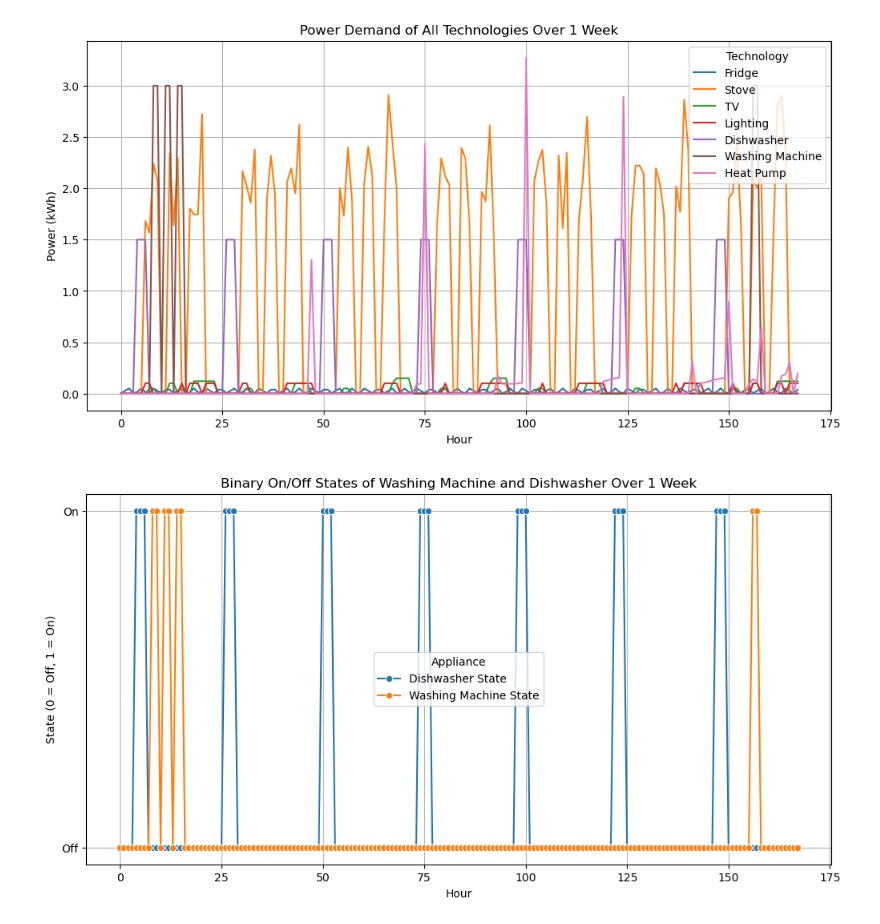
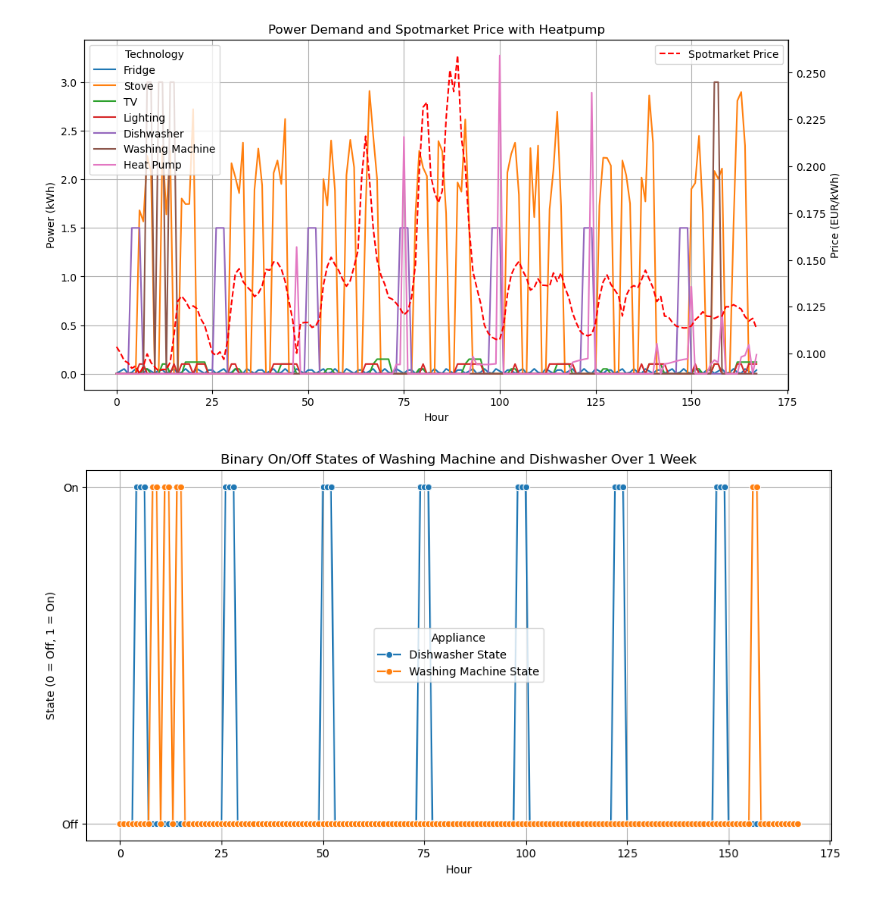
Before and after one commit to sewaelty/optimization_project, a Jupyter notebook: playground/sevi/sevis_sandchaste_dw_wm_hp.ipynb, the cells around one changed output. Cells and saved outputs as stored; diff of their text form; code cells hidden in the pictures.

Commit message:
Price in plot included

```diff
--- a/playground/sevi/sevis_sandchaste_dw_wm_hp.ipynb
+++ b/playground/sevi/sevis_sandchaste_dw_wm_hp.ipynb
@@ -512,39 +512,51 @@ data_power = pd.DataFrame({
     'Heat Pump': [power_hp[t].X for t in time_range],
 })
 
 # Melt the data for easier plotting
 data_power_melted = data_power.melt(id_vars='Hour', var_name='Technology', value_name='Power (kWh)')
-
+total_power = data_power_melted.groupby('Hour')['Power (kWh)'].sum().reset_index()
 # Plot 1: Power demand of all technologies
 plt.figure(figsize=(12, 6))
-sns.lineplot(data=data_power_melted, x='Hour', y='Power (kWh)', hue='Technology')
-plt.title('Power Demand of All Technologies Over 1 Week')
-plt.xlabel('Hour')
-plt.ylabel('Power (kWh)')
-plt.legend(title='Technology')
-plt.grid(True)
+ax1 = plt.gca()
+
+# Plot power demand (left y-axis)
+sns.lineplot(data=data_power_melted, x='Hour', y='Power (kWh)', hue='Technology', ax=ax1)
+ax1.set_xlabel('Hour')
+ax1.set_ylabel('Power (kWh)')
+ax1.legend(title='Technology', loc='upper left')
+ax1.grid(True)
+
+# Create a second y-axis for the binary states
+ax2 = ax1.twinx()
+sns.lineplot(
+    data=pd.DataFrame({'Hour': list(time_range), 'Price': merged_data_winter['Spotmarket_(EUR/kWh)'][:len(time_range)]}),
+    x='Hour', y='Price', color='red', label='Spotmarket Price', linestyle='--', ax=ax2
+)
+ax2.set_ylabel('Price (EUR/kWh)')
+
+plt.title('Power Demand and Spotmarket Price with Heatpump')
 plt.show()
 
 # Create a DataFrame for the second plot
 data_binary = pd.DataFrame({
     'Hour': list(time_range),
     'Dishwasher State': [binary_dishwasher[t].X for t in time_range],
     'Washing Machine State': [binary_wm[t].X for t in time_range]
 })
 
 # Melt the data for easier plotting
 data_binary_melted = data_binary.melt(id_vars='Hour', var_name='Appliance', value_name='State')
 
 # Plot 2: Binary on/off states of washing machine and dishwasher
 plt.figure(figsize=(12, 6))
 sns.lineplot(data=data_binary_melted, x='Hour', y='State', hue='Appliance', marker='o')
 plt.title('Binary On/Off States of Washing Machine and Dishwasher Over 1 Week')
 plt.xlabel('Hour')
 plt.ylabel('State (0 = Off, 1 = On)')
 plt.yticks([0, 1], ['Off', 'On'])
 plt.legend(title='Appliance')
 plt.grid(True)
 plt.show()
 # %% [output]
-[figure, old version]
+[figure, new version]
 [figure]
```
